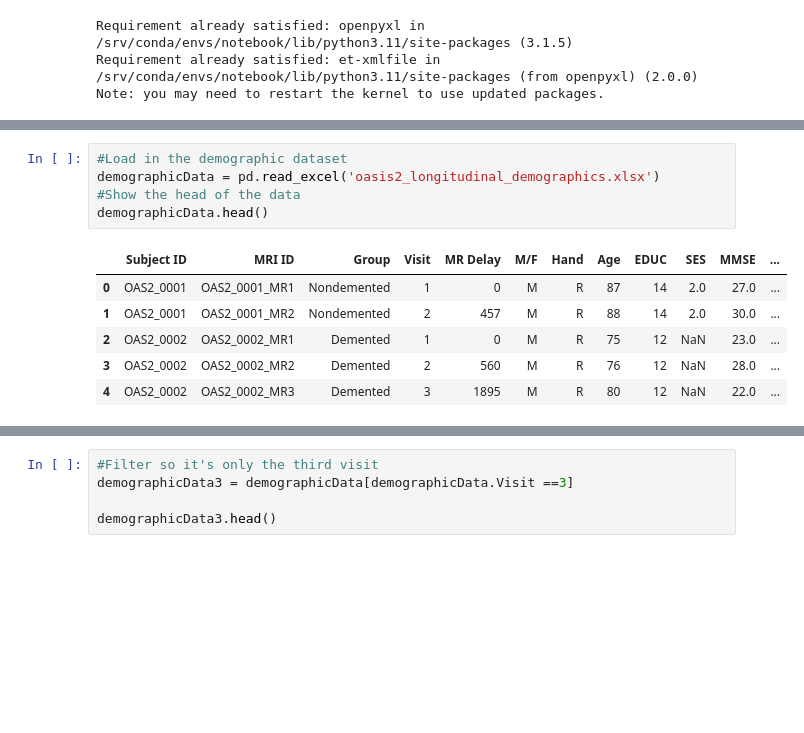
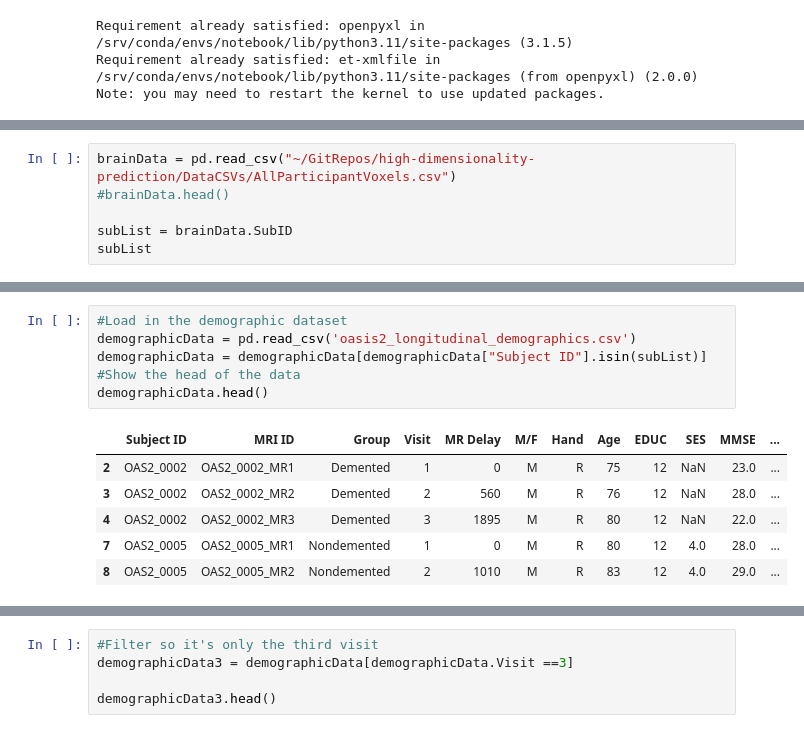
Before and after one commit to ricardjocelyn/high-dimensionality-prediction, a Jupyter notebook: SVMRandomForest.ipynb, the cells around one changed output, grey strips where cells are left out. Cells and saved outputs as stored; diff of their text form; blank space fills up the shorter version.

```diff
--- a/SVMRandomForest.ipynb
+++ b/SVMRandomForest.ipynb
@@ -14,0 +16,6 @@ import numpy as np
+# %%
+brainData = pd.read_csv("~/GitRepos/high-dimensionality-prediction/DataCSVs/AllParticipantVoxels.csv")
+#brainData.head()
+
+subList = brainData.SubID
+subList
@@ -15,12 +40,13 @@ import numpy as np
 # %%
 #Load in the demographic dataset
-demographicData = pd.read_excel('oasis2_longitudinal_demographics.xlsx')
+demographicData = pd.read_csv('oasis2_longitudinal_demographics.csv')
+demographicData = demographicData[demographicData["Subject ID"].isin(subList)]
 #Show the head of the data
 demographicData.head()
 # %% [output]
 |  | Subject ID | MRI ID | Group | Visit | MR Delay | M/F | Hand | Age | EDUC | SES | MMSE | ... |
-| 0 | OAS2_0001 | OAS2_0001_MR1 | Nondemented | 1 | 0 | M | R | 87 | 14 | 2.0 | 27.0 | ... |
-| 1 | OAS2_0001 | OAS2_0001_MR2 | Nondemented | 2 | 457 | M | R | 88 | 14 | 2.0 | 30.0 | ... |
 | 2 | OAS2_0002 | OAS2_0002_MR1 | Demented | 1 | 0 | M | R | 75 | 12 | NaN | 23.0 | ... |
 | 3 | OAS2_0002 | OAS2_0002_MR2 | Demented | 2 | 560 | M | R | 76 | 12 | NaN | 28.0 | ... |
 | 4 | OAS2_0002 | OAS2_0002_MR3 | Demented | 3 | 1895 | M | R | 80 | 12 | NaN | 22.0 | ... |
+| 7 | OAS2_0005 | OAS2_0005_MR1 | Nondemented | 1 | 0 | M | R | 80 | 12 | 4.0 | 28.0 | ... |
+| 8 | OAS2_0005 | OAS2_0005_MR2 | Nondemented | 2 | 1010 | M | R | 83 | 12 | 4.0 | 29.0 | ... |
```
Also changed, not shown: parts of 10 cells of this notebook.
